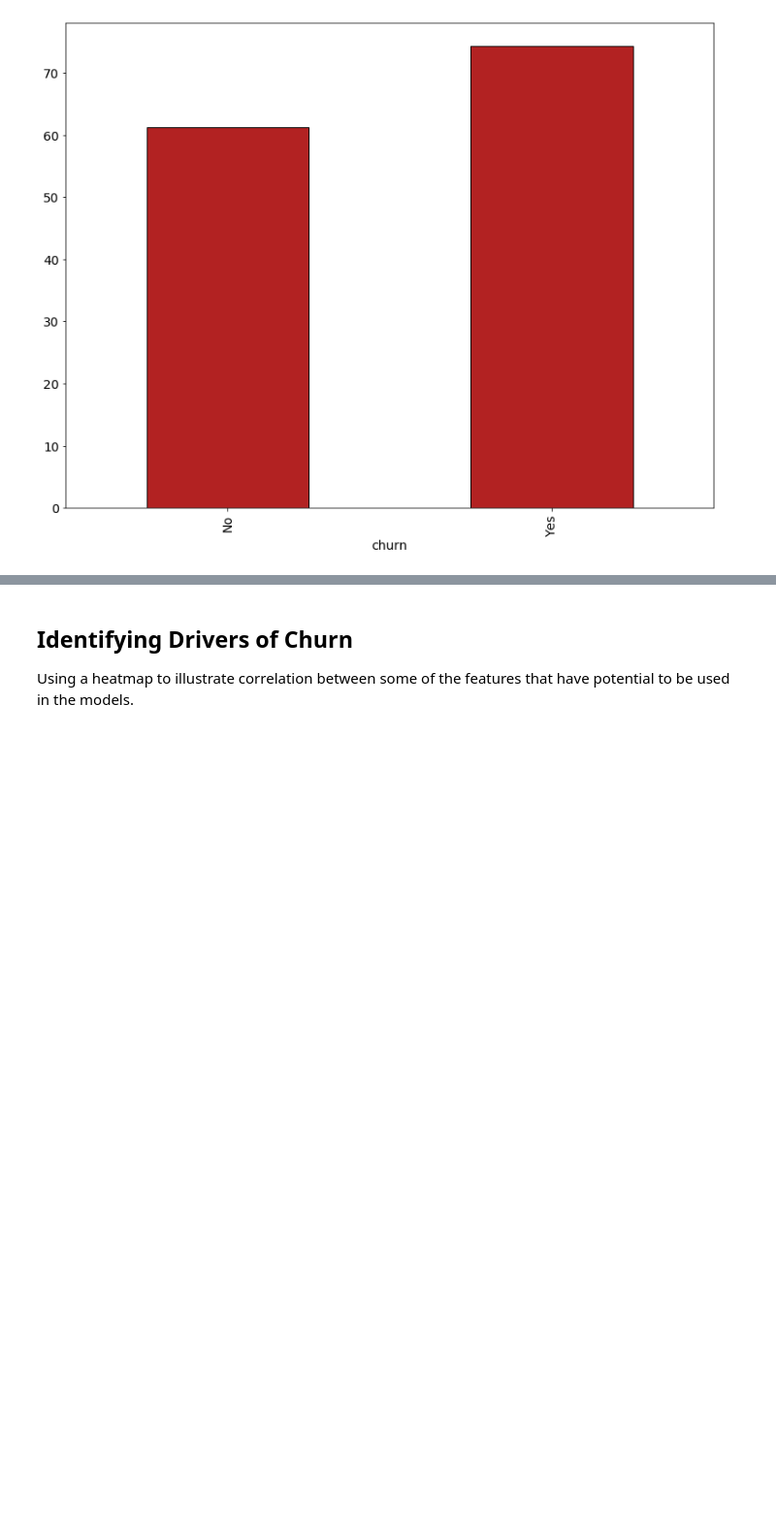
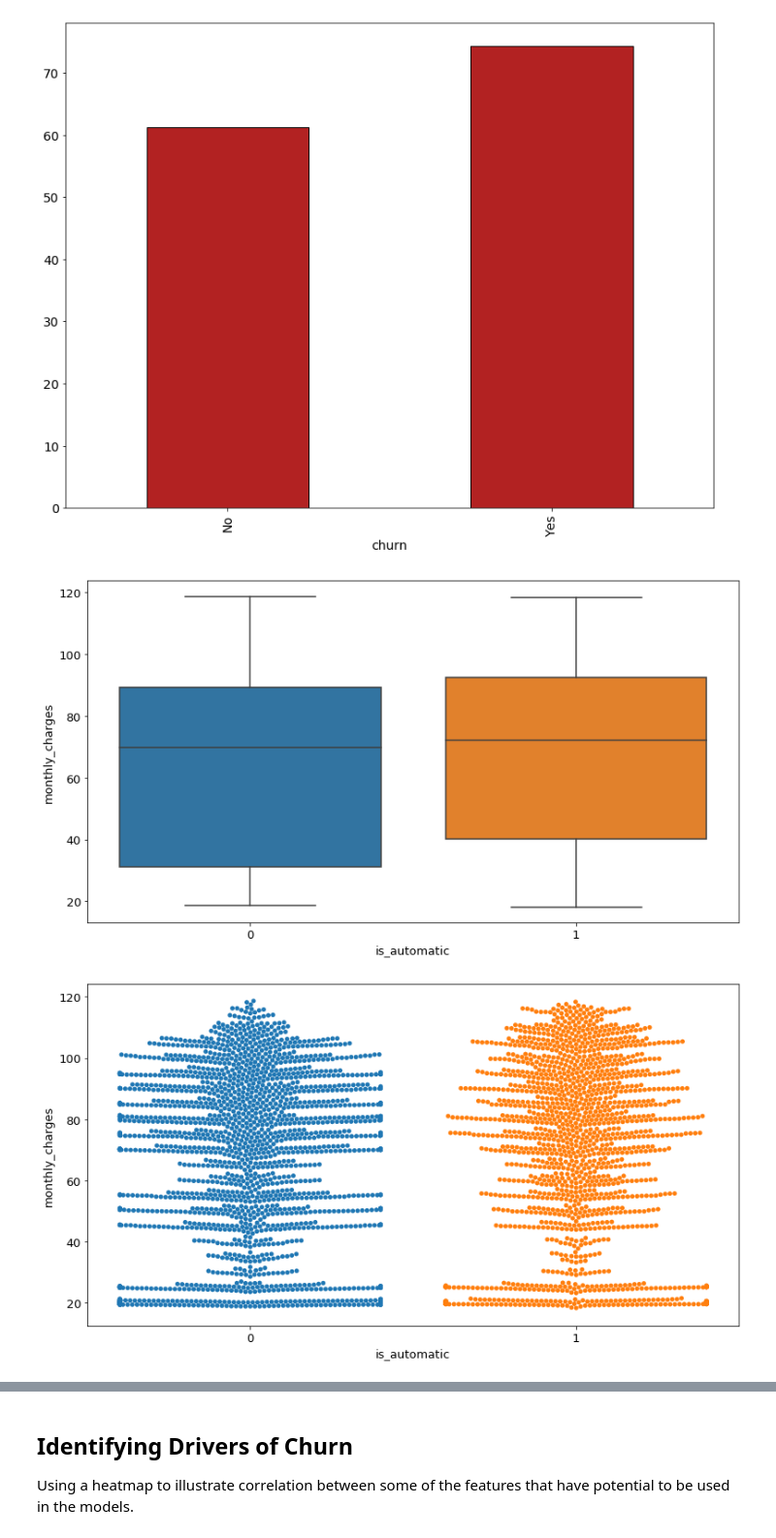
Before and after one commit to lukewbecker/telco-churn-project, a Jupyter notebook: telco_churn_project.ipynb, the cells around one changed output, grey strips where cells are left out. Shown at 97% size. Drawn from its saved outputs; the diff is of its cells as text; code cells hidden in the pictures; blank space fills up the shorter version.

Commit message:
Updated visualizations

```diff
--- a/telco_churn_project.ipynb
+++ b/telco_churn_project.ipynb
@@ -299,3 +340,8 @@ train.groupby('churn').monthly_charges.mean().plot.bar(color = 'firebrick', ec =
 plt.show()
 # %% [output]
 [figure]
+# %%
+explore.plot_categorical_and_continuous_vars('is_automatic', 'monthly_charges', train)
+# %% [output]
+[figure, added]
+[figure, added]
```
Also changed, not shown: parts of 18 cells of this notebook.
